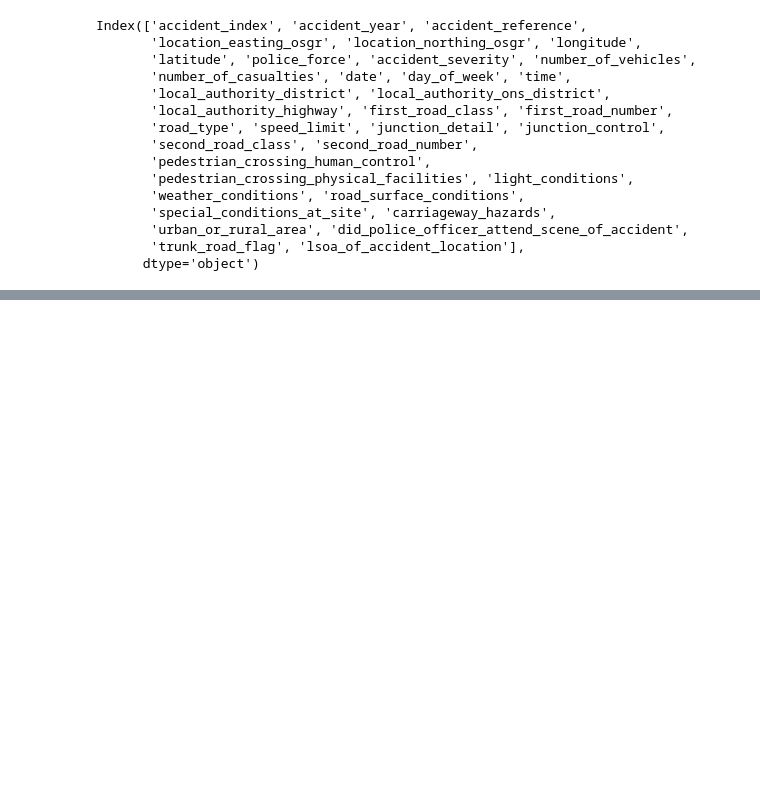
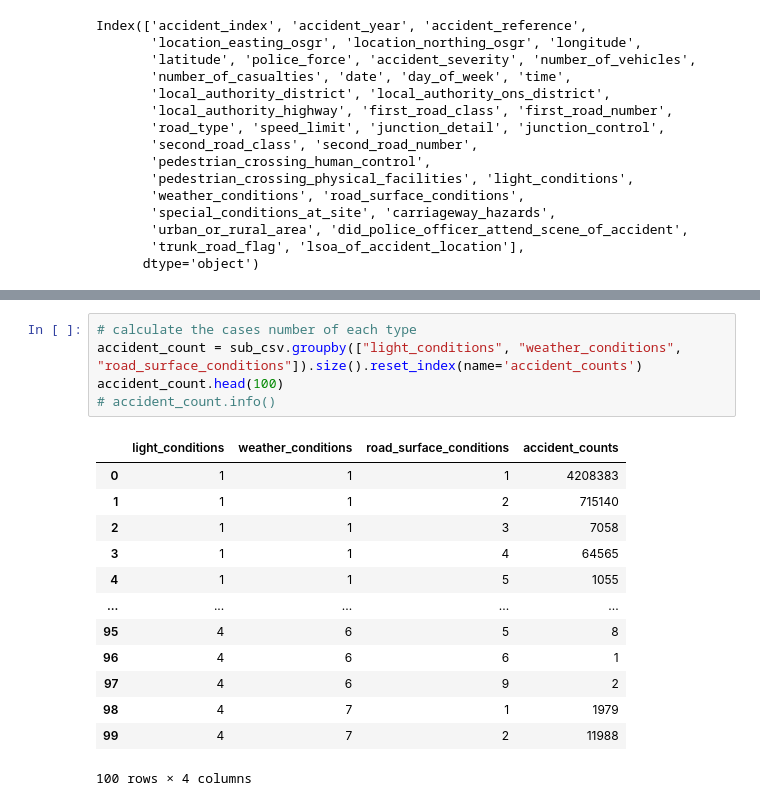
Before and after one commit to X-Fan-Jack/CASA05_quantitative_methods, a Jupyter notebook: qm_presentation_Multiple_Regression.ipynb, the cells around one changed output, grey strips where cells are left out. Drawn from its saved outputs; the diff is of its cells as text; blank space fills up the shorter version.

```diff
--- a/qm_presentation_Multiple_Regression.ipynb
+++ b/qm_presentation_Multiple_Regression.ipynb
@@ -68,2 +74,21 @@ memory usage: 265.6 MB
+# %%
+# calculate the cases number of each type
+accident_count = sub_csv.groupby(["light_conditions", "weather_conditions", "road_surface_conditions"]).size().reset_index(name='accident_counts')
+accident_count.head(100)
+# accident_count.info()
+# %% [output]
+|  | light_conditions | weather_conditions | road_surface_conditions | accident_counts |
+| 0 | 1 | 1 | 1 | 4208383 |
+| 1 | 1 | 1 | 2 | 715140 |
+| 2 | 1 | 1 | 3 | 7058 |
+| 3 | 1 | 1 | 4 | 64565 |
+| 4 | 1 | 1 | 5 | 1055 |
+| ... | ... | ... | ... | ... |
+| 95 | 4 | 6 | 5 | 8 |
+| 96 | 4 | 6 | 6 | 1 |
+| 97 | 4 | 6 | 9 | 2 |
+| 98 | 4 | 7 | 1 | 1979 |
+| 99 | 4 | 7 | 2 | 11988 |
+100 rows × 4 columns
 # %%
 # reform the df to do dummy
```
Also changed, not shown: parts of 4 cells of this notebook.
